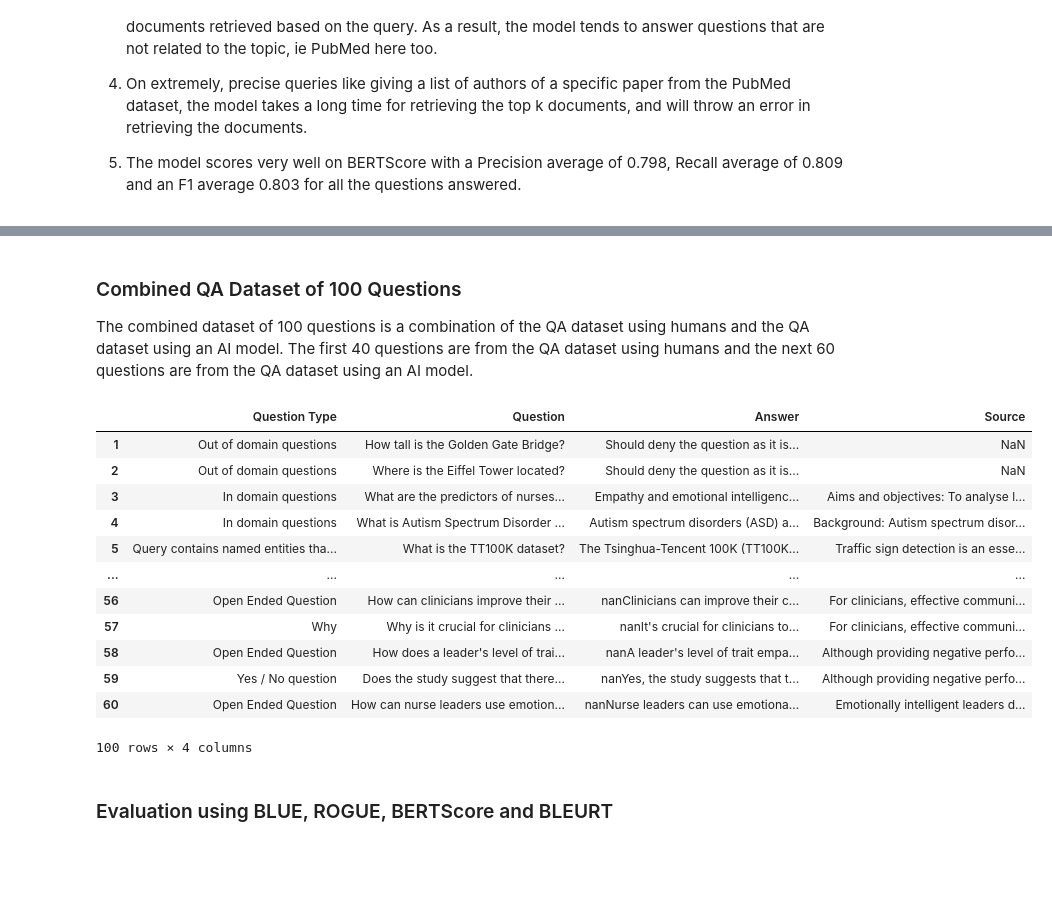
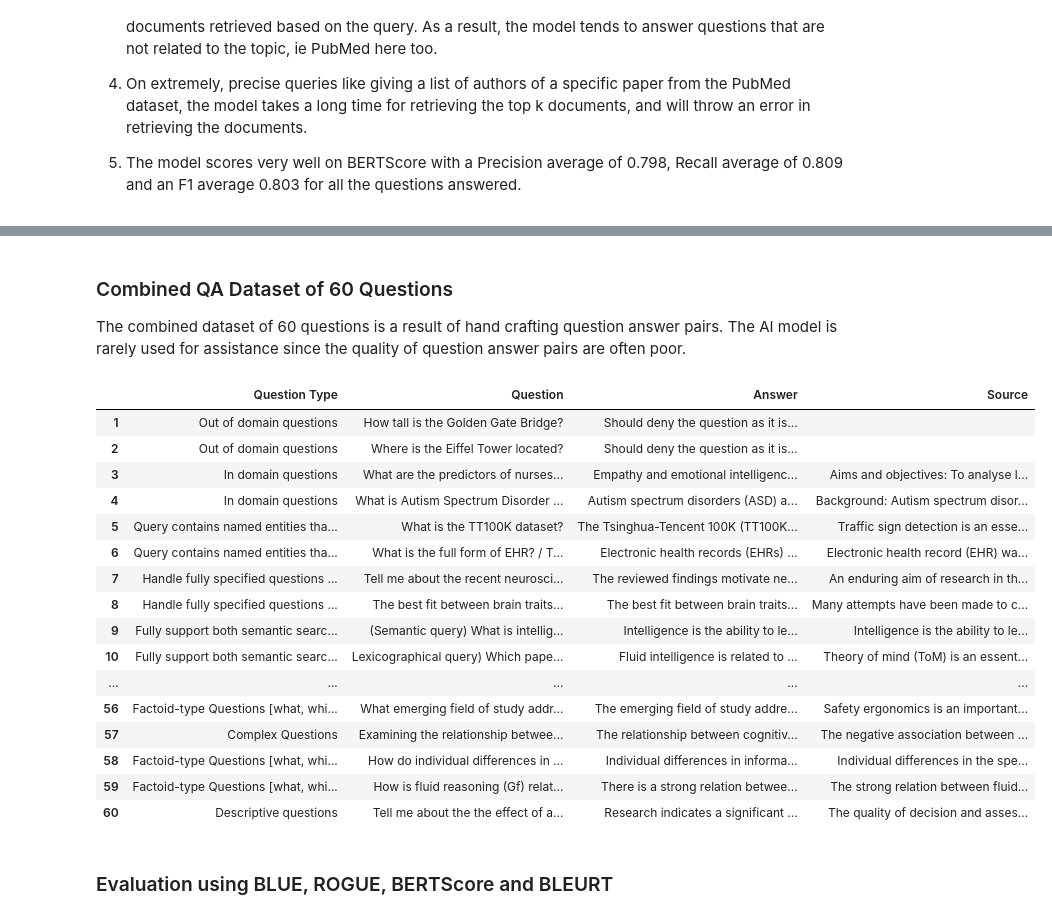
Before and after one commit to KennyLoRI/pubMedNLP, a Jupyter notebook: kedronlp/notebooks/Evaluation.ipynb, the cells around one changed output, grey strips where cells are left out. Cells and saved outputs as stored; diff of their text form; code cells hidden in the pictures; blank space fills up the shorter version.

```diff
--- a/kedronlp/notebooks/Evaluation.ipynb
+++ b/kedronlp/notebooks/Evaluation.ipynb
@@ -46,6 +40,6 @@ Using this approach, we generate question answer pairs along with the context (a
 # %%
-df_ai = pd.read_excel("Evaluation.xlsx", sheet_name="Model")
+df_add = pd.read_excel("Evaluation.xlsx", sheet_name="Additional")
 
-df_ai.index += 1
-df_ai.head(60)
+df_add.index += 1
+df_add.head(60)
 # %% [output]
@@ -69,31 +63,39 @@ df_ai.head(60)
-# %% [markdown]
-### Combined QA Dataset of 100 Questions
-
-The combined dataset of 100 questions is a combination of the QA dataset using humans and the QA dataset using an AI model. The first 40 questions are from the QA dataset using humans and the next 60 questions are from the QA dataset using an AI model.
+# %% [markdown]
+### Combined QA Dataset of 60 Questions
+
+The combined dataset of 60 questions is a result of hand crafting question answer pairs. The AI model is rarely used for assistance since the quality of question answer pairs are often poor.
 # %%
-df = pd.concat([df_human, df_ai], axis=0)
+df = pd.concat([df_human, df_add], axis=0)
 df = df.drop(columns=["PMID", "Answer Our Model"])
-df["Answer"] = df["Answer Human"].astype(str) + df["Answer Model"].astype(str)
-df = df.drop(columns=["Answer Human", "Answer Model"])
+
+df = df.fillna("")
+df["Answer"] = df["Answer Human"].astype(str) + df["Answer"].astype(str)
+df = df.drop(columns=["Answer Human"])
 col = df.pop("Source")
 df["Source"] = col
+df.to_csv("Evaluation.csv", index=False)
 
-df.to_csv("Evaluation.csv", index=False)
-df.head(100)
+df = df.reset_index(drop=True)
+df.index += 1
+df.head(60)
 # %% [output]
 |  | Question Type | Question | Answer | Source |
-| 1 | Out of domain questions | How tall is the Golden Gate Bridge? | Should deny the question as it is... | NaN |
-| 2 | Out of domain questions | Where is the Eiffel Tower located? | Should deny the question as it is... | NaN |
+| 1 | Out of domain questions | How tall is the Golden Gate Bridge? | Should deny the question as it is... |  |
+| 2 | Out of domain questions | Where is the Eiffel Tower located? | Should deny the question as it is... |  |
 | 3 | In domain questions | What are the predictors of nurses... | Empathy and emotional intelligenc... | Aims and objectives: To analyse l... |
 | 4 | In domain questions | What is Autism Spectrum Disorder ... | Autism spectrum disorders (ASD) a... | Background: Autism spectrum disor... |
 | 5 | Query contains named entities tha... | What is the TT100K dataset? | The Tsinghua-Tencent 100K (TT100K... | Traffic sign detection is an esse... |
+| 6 | Query contains named entities tha... | What is the full form of EHR? / T... | Electronic health records (EHRs) ... | Electronic health record (EHR) wa... |
+| 7 | Handle fully specified questions ... | Tell me about the recent neurosci... | The reviewed findings motivate ne... | An enduring aim of research in th... |
+| 8 | Handle fully specified questions ... | The best fit between brain traits... | The best fit between brain traits... | Many attempts have been made to c... |
+| 9 | Fully support both semantic searc... | (Semantic query) What is intellig... | Intelligence is the ability to le... | Intelligence is the ability to le... |
+| 10 | Fully support both semantic searc... | Lexicographical query) Which pape... | Fluid intelligence is related to ... | Theory of mind (ToM) is an essent... |
 | ... | ... | ... | ... | ... |
-| 56 | Open Ended Question | How can clinicians improve their ... | nanClinicians can improve their c... | For clinicians, effective communi... |
-| 57 | Why | Why is it crucial for clinicians ... | nanIt's crucial for clinicians to... | For clinicians, effective communi... |
-| 58 | Open Ended Question | How does a leader's level of trai... | nanA leader's level of trait empa... | Although providing negative perfo... |
-| 59 | Yes / No question | Does the study suggest that there... | nanYes, the study suggests that t... | Although providing negative perfo... |
-| 60 | Open Ended Question | How can nurse leaders use emotion... | nanNurse leaders can use emotiona... | Emotionally intelligent leaders d... |
+| 56 | Factoid-type Questions [what, whi... | What emerging field of study addr... | The emerging field of study addre... | Safety ergonomics is an important... |
+| 57 | Complex Questions | Examining the relationship betwee... | The relationship between cognitiv... | The negative association between ... |
+| 58 | Factoid-type Questions [what, whi... | How do individual differences in ... | Individual differences in informa... | Individual differences in the spe... |
+| 59 | Factoid-type Questions [what, whi... | How is fluid reasoning (Gf) relat... | There is a strong relation betwee... | The strong relation between fluid... |
+| 60 | Descriptive questions | Tell me about the the effect of a... | Research indicates a significant ... | The quality of decision and asses... |
-100 rows × 4 columns
 # %% [markdown]
 ### Evaluation using BLUE, ROGUE, BERTScore and BLEURT
 # %%
```
Also changed, not shown: parts of 8 cells of this notebook.
